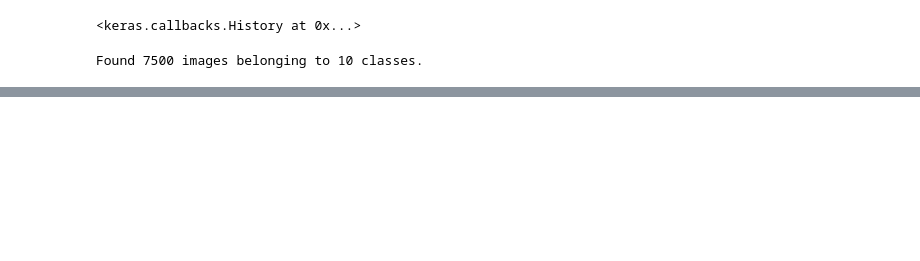
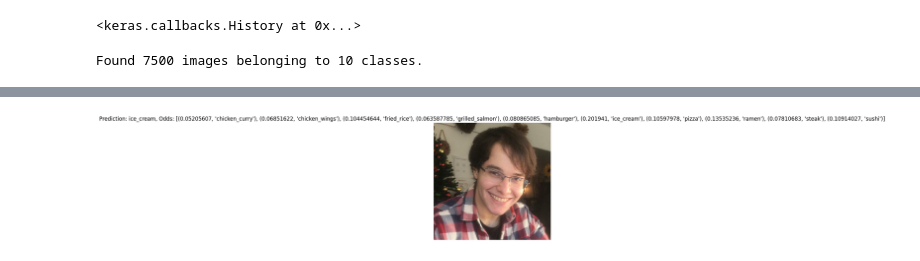
Before and after one commit to jescalada/Tensorflow-colabs, a Jupyter notebook: multiclass_classfication.ipynb, the cells around one changed output, grey strips where cells are left out. Cells and saved outputs as stored; diff of their text form; code cells hidden in the pictures; blank space fills up the shorter version.

```diff
--- a/multiclass_classfication.ipynb
+++ b/multiclass_classfication.ipynb
@@ -214,0 +306,5 @@ Epoch 10/10
+# %%
+pred_and_plot(model=model_2,
+              filename='me.png',
+              class_names=class_names)
+# %% [output]
@@ -214,0 +312 @@ Epoch 10/10
+[figure, added]
```
Also changed, not shown: parts of 13 cells of this notebook.
